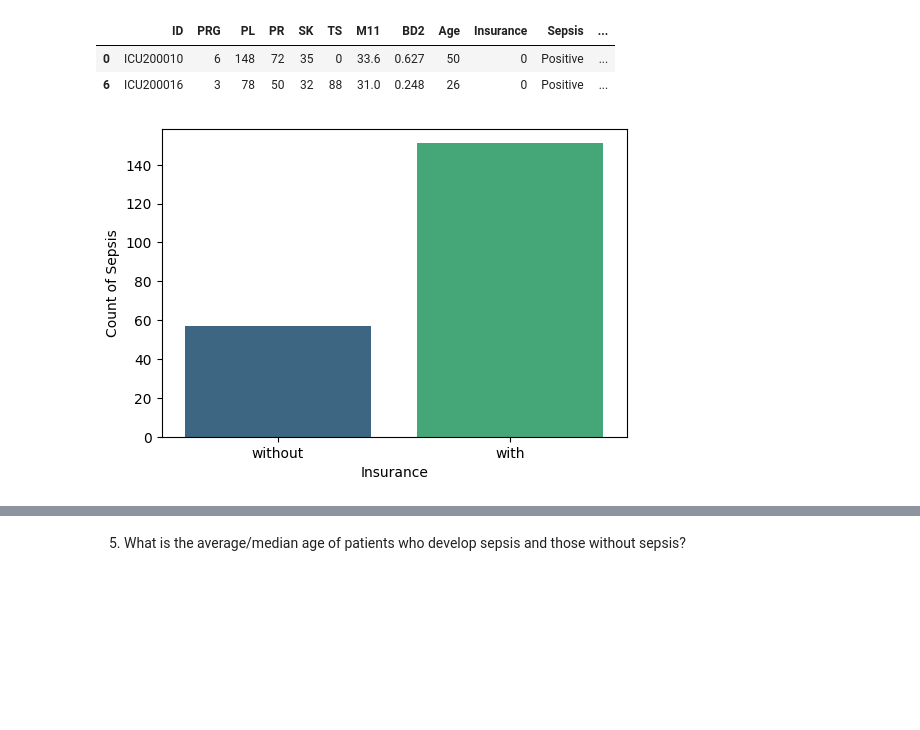
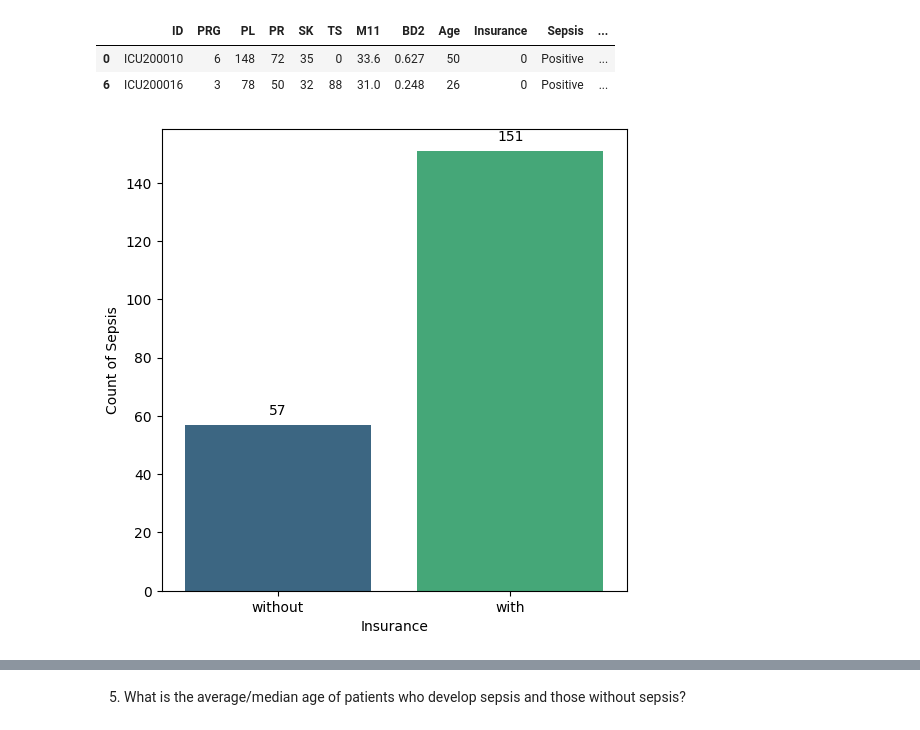
Before and after one commit to heldana30/Building_ML_APIs_With_FastAPI, a Jupyter notebook: dev/Notebook/api.ipynb, the cells around one changed output, grey strips where cells are left out. Cells and saved outputs as stored; diff of their text form; code cells hidden in the pictures; blank space fills up the shorter version.

Commit message:
modify visuals and some key insights

```diff
--- a/dev/Notebook/api.ipynb
+++ b/dev/Notebook/api.ipynb
@@ -456,0 +451,7 @@ plt.show()
+# %%
+plt.figure(figsize=(6,6))
+ax = sns.barplot(insurance_sepsis)
+for p in ax.patches:
+    ax.annotate(f'{int(p.get_height())}', (p.get_x() + p.get_width() / 2., p.get_height()),
+                ha='center', va='center', xytext=(0, 10), textcoords='offset points')
+plt.show()
@@ -471,11 +478,13 @@ without_insurance_sepsis.head(2)
 | 0 | ICU200010 | 6 | 148 | 72 | 35 | 0 | 33.6 | 0.627 | 50 | 0 | Positive | ... |
 | 6 | ICU200016 | 3 | 78 | 50 | 32 | 88 | 31.0 | 0.248 | 26 | 0 | Positive | ... |
 # %%
-plt.figure(figsize=(6,4))
-sns.countplot(data=train_df[mask_sepsis], x='Insurance', palette='viridis')
+plt.figure(figsize=(6,6))
+ax = sns.countplot(data=train_df[mask_sepsis], x='Insurance', palette='viridis')
 plt.xticks([0,1], ['without', 'with'])
 plt.ylabel('Count of Sepsis')
-
+for p in ax.patches:
+    ax.annotate(f'{int(p.get_height())}', (p.get_x() + p.get_width() / 2., p.get_height()),
+                ha='center', va='center', xytext=(0, 10), textcoords='offset points')
 plt.show()
 # %% [output]
-[figure, old version]
+[figure, new version]
```
Also changed, not shown: parts of 9 cells of this notebook.
